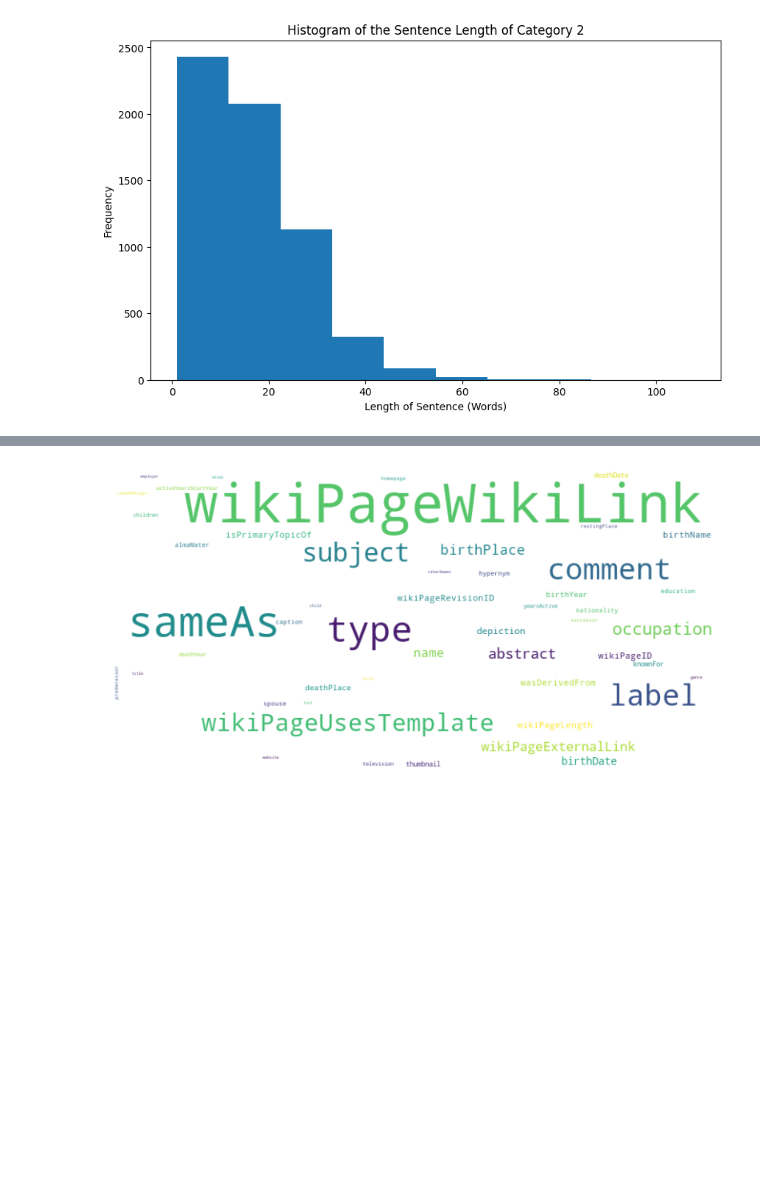
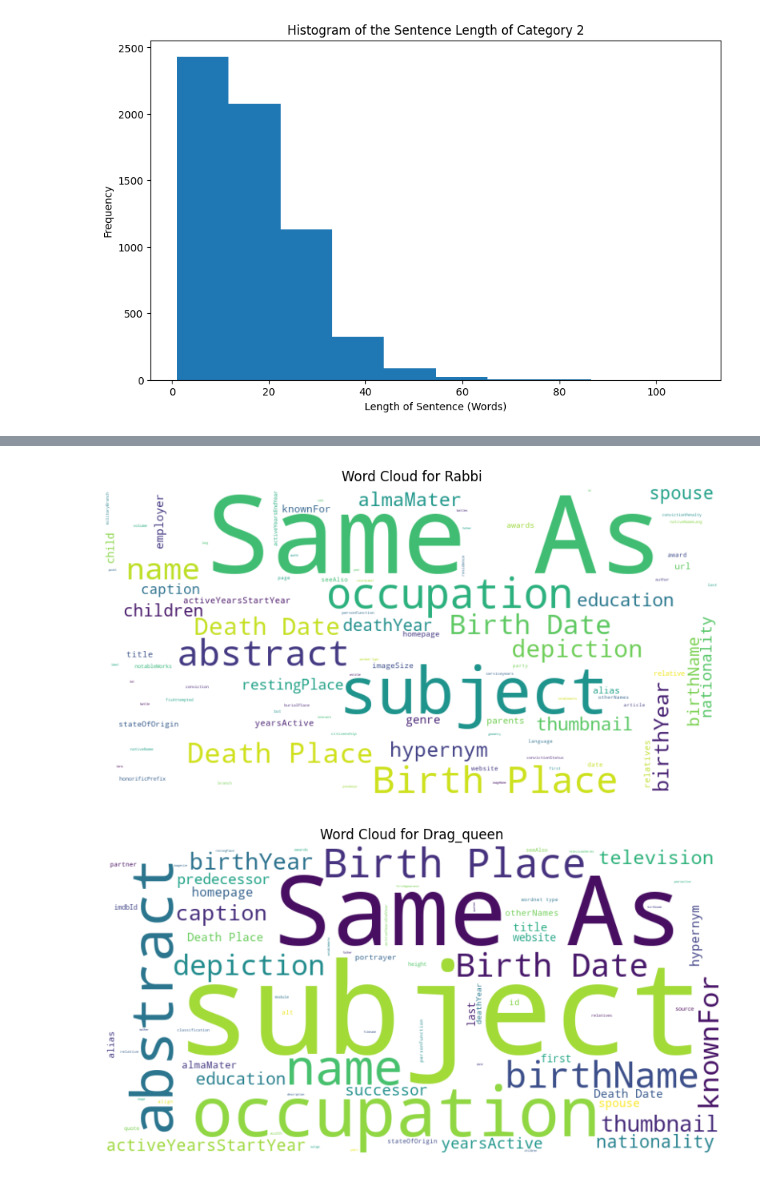
Before and after one commit to evanpkchapple/stanza_and_spacy_comparison, a Jupyter notebook: compare.ipynb, the cells around one changed output, grey strips where cells are left out. Drawn from its saved outputs; the diff is of its cells as text; code cells hidden in the pictures; blank space fills up the shorter version.

Commit message:
Corrected graphs for RDF part

```diff
--- a/compare.ipynb
+++ b/compare.ipynb
@@ -316,6 +309,67 @@ predicates = extract_predicates('data')
-# %%
-make_wordcloud(predicates, 50) #Why this is so ugly looking?
-# %% [output]
-[figure, removed]
+# %%
+def load_data(category):
+    files = glob.glob(f'./data/*{category}*.json')
+    data = []
+    for file in files:
+        with open(file, 'r') as f:
+            data.extend(json.load(f))
+    return data
+
+def format_property_name(uri):
+    name = uri.split('/')[-1]
+    name = name.split('#')[-1]
+    name = name.replace('_', ' ')
+    replacements = {
+        'PageID': 'Page ID',
+        'URL': 'URL',
+        'birthDate': 'Birth Date',
+        'deathDate': 'Death Date',
+        'birthPlace': 'Birth Place',
+        'deathPlace': 'Death Place',
+        'sameAs': 'Same As'
+    }
+    for key, value in replacements.items():
+        name = name.replace(key, value)
+    return name
+
+def count_properties(data, exclude):
+    property_counter = Counter()
+    for triple in data:
+        property_uri = triple['predicate']
+        if property_uri not in exclude:
+            simple_property_name = format_property_name(property_uri)
+            property_counter[simple_property_name] += 1
+    return property_counter
+
+def make_wordcloud(properties_counter, category):
+    wordcloud = WordCloud(width=800, height=400, background_color='white').generate_from_frequencies(properties_counter)
+    plt.figure(figsize=(10, 5))
+    plt.imshow(wordcloud, interpolation='bilinear')
+    plt.axis('off')
+    plt.title(f'Word Cloud for {category}')
+    plt.show()
+#I excluded all the cases that were not relevant to describe the person. However: it does still look kinda ugly.
+exclusions = [
+    "http://dbpedia.org/ontology/wikiPageExternalLink",
+    "http://dbpedia.org/ontology/wikiPageRevisionID",
+    "http://dbpedia.org/ontology/wikiPageWikiLink",
+    "http://dbpedia.org/property/wikiPageUsesTemplate",
+    "http://www.w3.org/1999/02/22-rdf-syntax-ns#type",
+    "http://www.w3.org/2000/01/rdf-schema#label",
+    "http://www.w3.org/2000/01/rdf-schema#comment",
+    "http://www.w3.org/2000/01/rdf-schema#comment",
+    "http://dbpedia.org/ontology/wikiPageLength",
+    "http://dbpedia.org/ontology/wikiPageID",
+    "http://xmlns.com/foaf/0.1/isPrimaryTopicOf",
+    "http://www.w3.org/ns/prov#wasDerivedFrom"
+]
+
+for category in ['Rabbi', 'Drag_queen']:
+    data = load_data(category)
+    properties = count_properties(data, exclusions)
+    make_wordcloud(properties, category)
+# %% [output]
+[figure, added]
+[figure, added]
 # %%
 # Create histograms and boxplot for number of facts per category. min/max/avg
```
Also changed, not shown: parts of 7 cells of this notebook, 1 other file.
